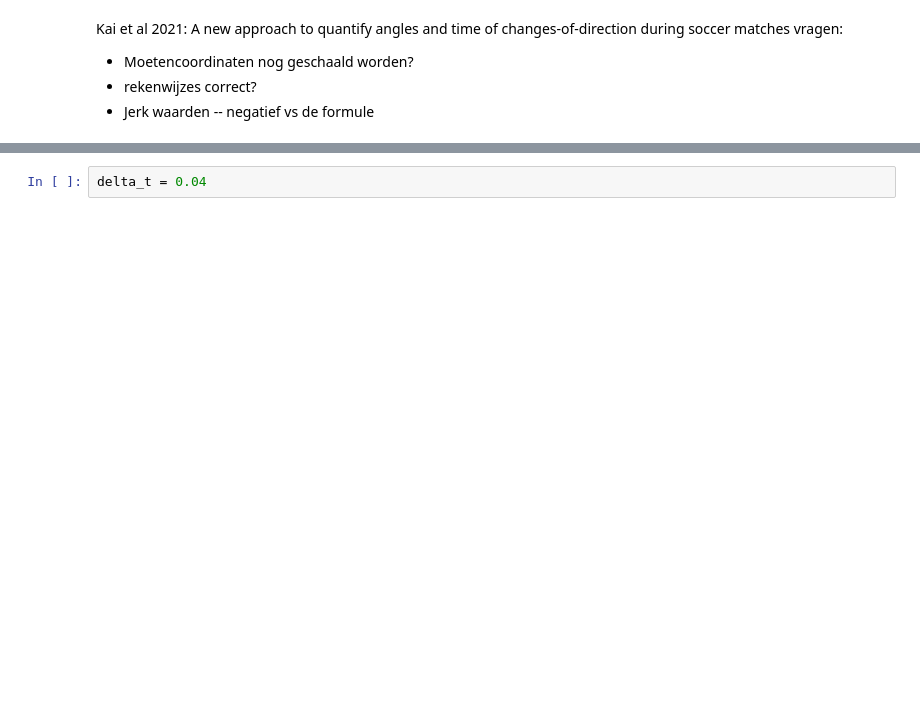
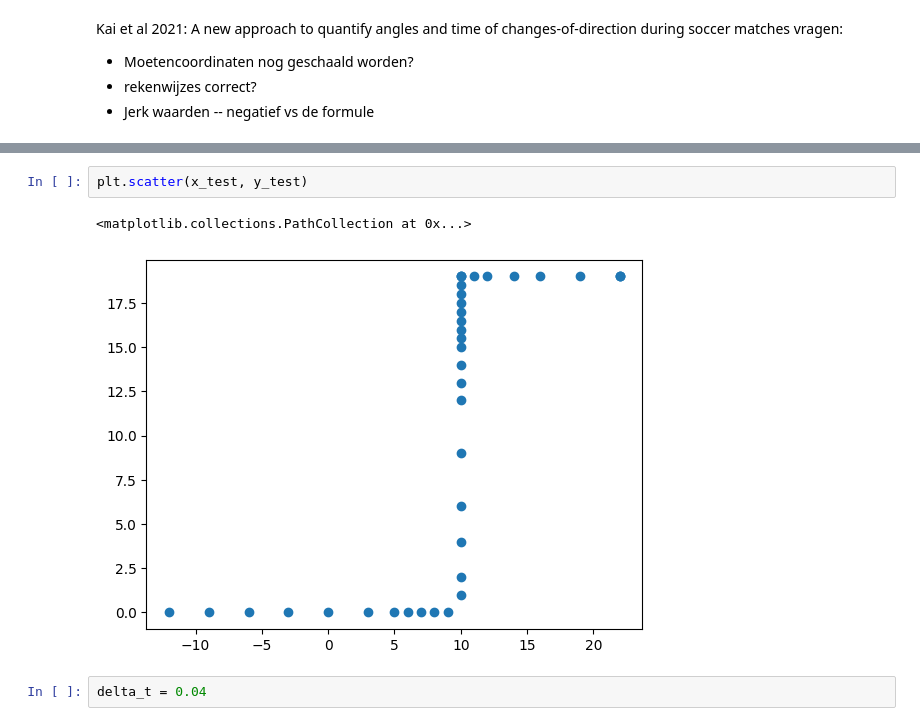
Before and after one commit to ihosten/internship_club_brugge, a Jupyter notebook: positional_data/ChangesOfDirection.ipynb, the cells around one changed output, grey strips where cells are left out. Drawn from its saved outputs; the diff is of its cells as text; blank space fills up the shorter version.

```diff
--- a/positional_data/ChangesOfDirection.ipynb
+++ b/positional_data/ChangesOfDirection.ipynb
@@ -78,3 +100,8 @@ vragen:
+# %%
+plt.scatter(x_test, y_test)
+# %% [output]
+<matplotlib.collections.PathCollection at 0x...>
+[figure, added]
 # %%
 delta_t = 0.04
 # %%
```
Also changed, not shown: parts of 25 cells of this notebook.
